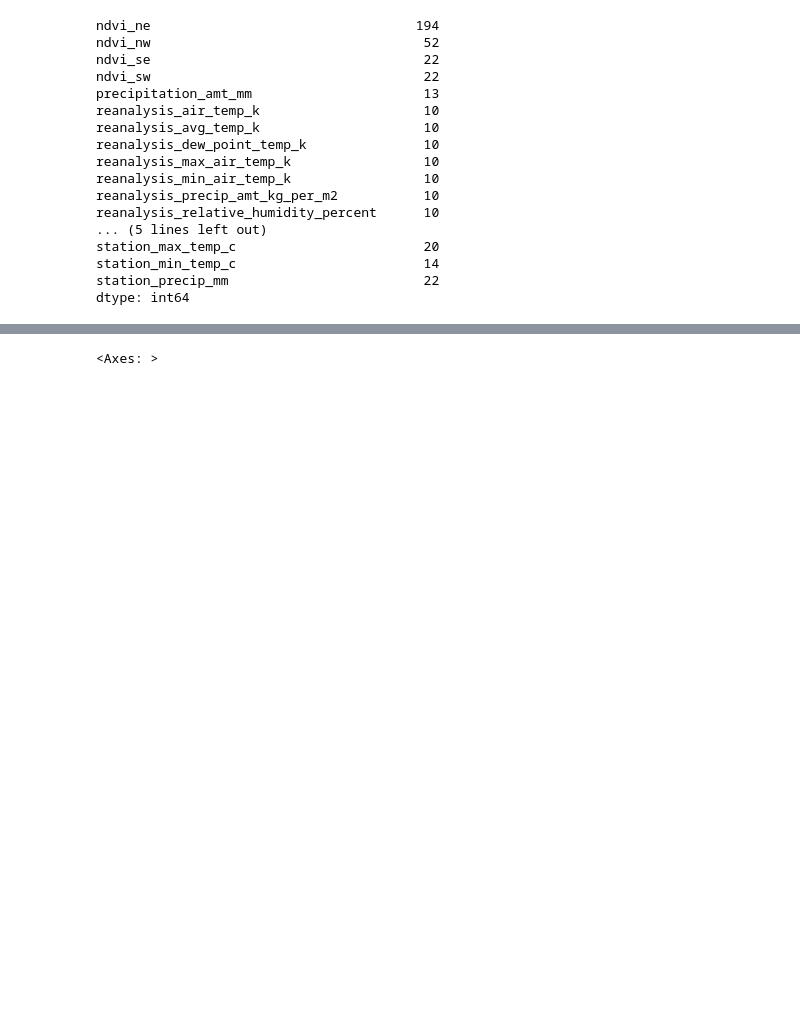
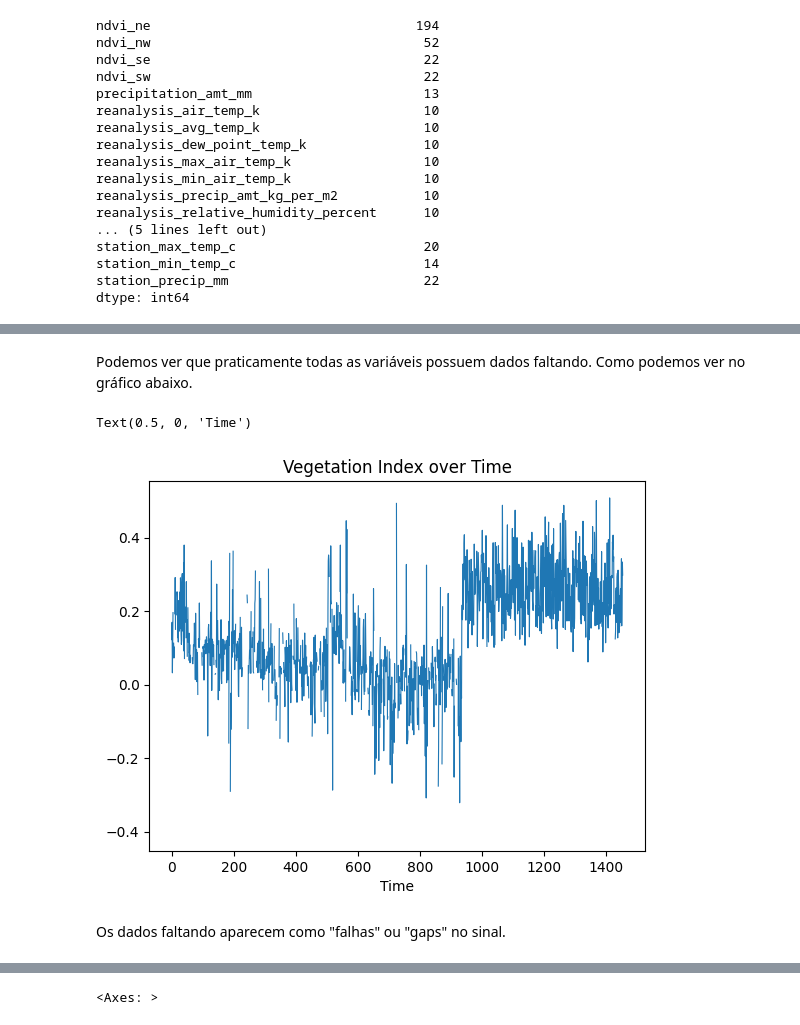
Before and after one commit to zibia-cunha/DengAI_Predicting_MachineLearnII, a Jupyter notebook: dengAI_project.ipynb, the cells around one changed output, grey strips where cells are left out. Saved outputs shown, nothing was run; the diff lists cells and outputs as text; code cells hidden in the pictures; blank space fills up the shorter version.

```diff
--- a/dengAI_project.ipynb
+++ b/dengAI_project.ipynb
@@ -99,0 +150,12 @@ numerical_data = data_imputed[numerical_cols]
+# %% [markdown]
+Podemos ver que praticamente todas as variáveis possuem dados faltando. Como podemos ver no gráfico abaixo.
+# %%
+all_data.ndvi_ne.plot.line(lw=0.8)
+
+plt.title('Vegetation Index over Time')
+plt.xlabel('Time')
+# %% [output]
+Text(0.5, 0, 'Time')
+[figure, added]
+# %% [markdown]
+Os dados faltando aparecem como "falhas" ou "gaps" no sinal.
```
Also changed, not shown: parts of 32 cells of this notebook.
